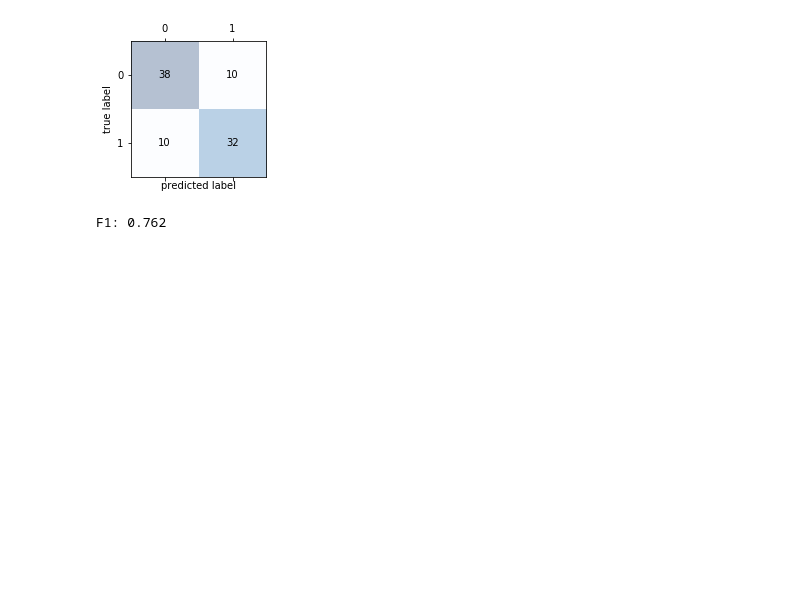
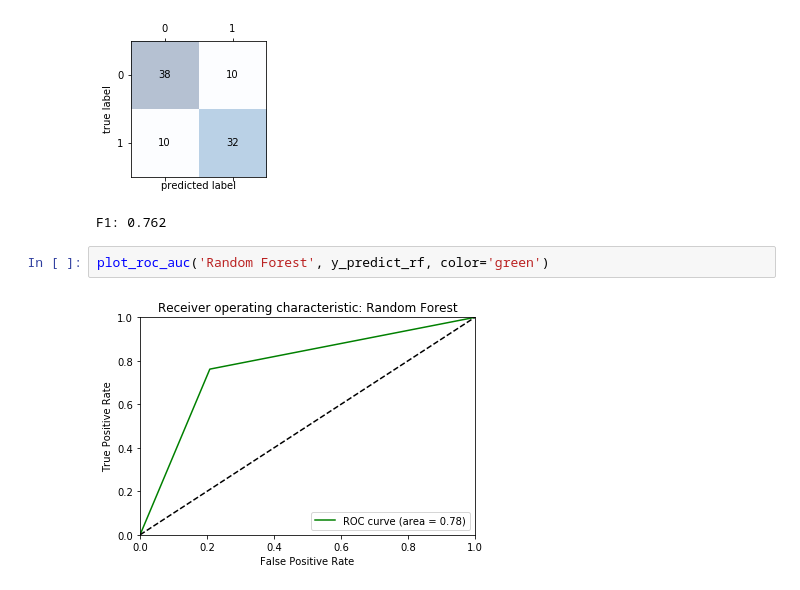
Before and after one commit to rrasheed/Heart-Disease-ML-Classifer, a Jupyter notebook: HeartDisease_Rough.ipynb, the cells around one changed output. Cells and saved outputs as stored; diff of their text form; blank space fills up the shorter version.

```diff
--- a/HeartDisease_Rough.ipynb
+++ b/HeartDisease_Rough.ipynb
@@ -210,3 +323,7 @@ print('F1: %.3f' % f1_score(y_true=y_test,y_pred=y_predict_rf))
 # %% [output]
 [figure]
 F1: 0.762
+# %%
+plot_roc_auc('Random Forest', y_predict_rf, color='green')
+# %% [output]
+[figure, added]
```
Also changed, not shown: parts of 18 cells of this notebook.
